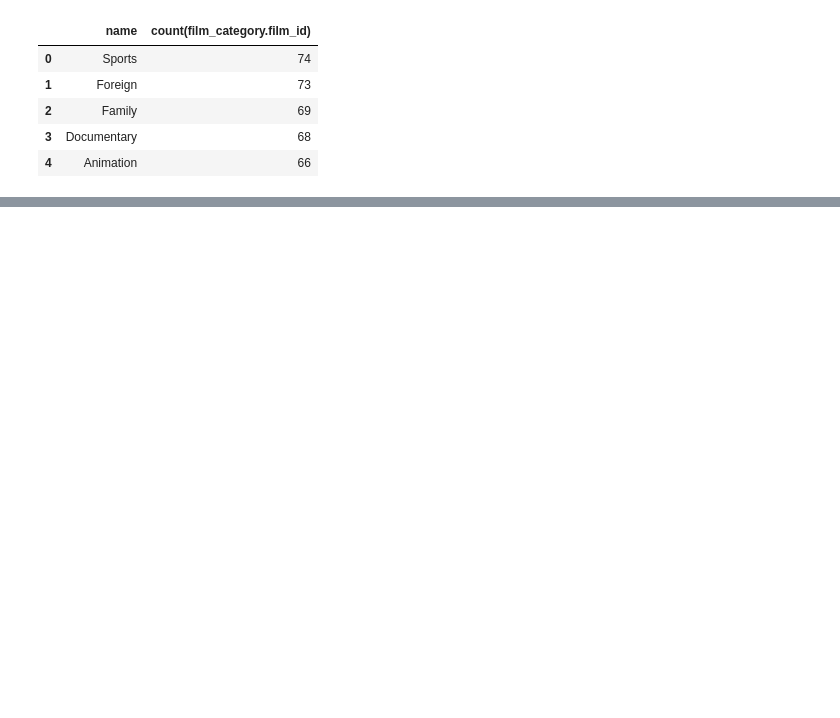
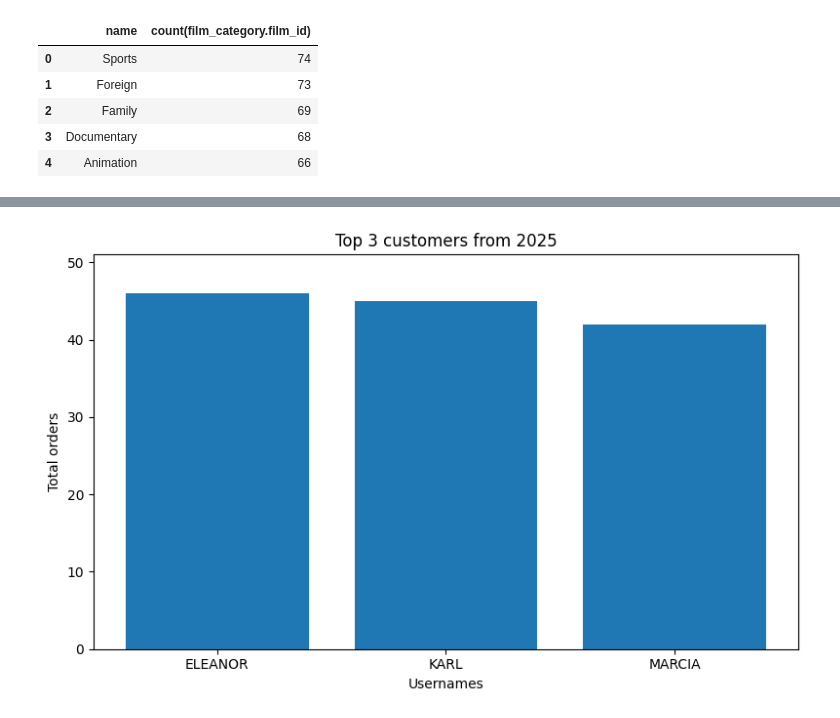
Before and after one commit to mrkaktail/SqlLab, a Jupyter notebook: connect_duckdb.ipynb, the cells around one changed output, grey strips where cells are left out. Drawn from its saved outputs; the diff is of its cells as text; code cells hidden in the pictures; blank space fills up the shorter version.

```diff
--- a/connect_duckdb.ipynb
+++ b/connect_duckdb.ipynb
@@ -211,3 +219,17 @@ top3customers
+# %%
+plt.figure(figsize=(8,5))
+plt.bar(
+    top3customers["first_name"],
+    top3customers["amount_of_orders"]
+)
+plt.title("Top 3 customers from 2025")
+plt.xlabel("Usernames")
+plt.ylabel("Total orders")
+plt.ylim(0, top3customers["amount_of_orders"].max() + 5)
+plt.tight_layout()
+plt.show()
+# %% [output]
+[figure, added]
 # %%
 #top 5 most rented movies
 mostrentedmovie = conn.sql("""
```
Also changed, not shown: parts of 7 cells of this notebook.
